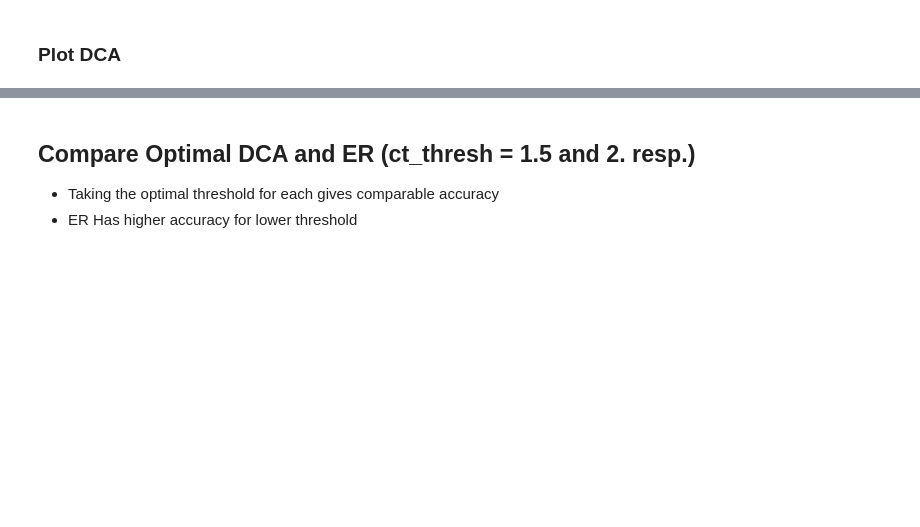
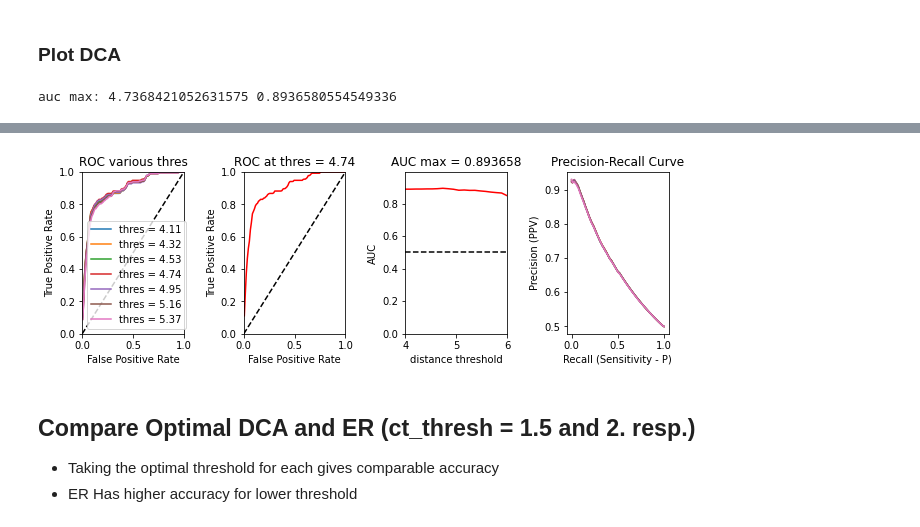
Before and after one commit to evancresswell/DCA_ER, a Jupyter notebook: ecc_DCA_ER.ipynb, the cells around one changed output, grey strips where cells are left out. Cells and saved outputs as stored; diff of their text form; code cells hidden in the pictures; blank space fills up the shorter version.

```diff
--- a/ecc_DCA_ER.ipynb
+++ b/ecc_DCA_ER.ipynb
@@ -344,16 +310,15 @@ plt.colorbar(fraction=0.045, pad=0.05)
 ### Plot ER
 # %%
 
-from ecc_tools import roc_curve
 # find optimal threshold of distance
-ct_thres = np.linspace(1.5,10.,18,endpoint=True)
+ct_thres = np.linspace(4,6,20,endpoint=True)
 n = ct_thres.shape[0]
 ct_mat = ct
 print(ct_mat)
 
 auc = np.zeros(n)
 for i in range(n):
-    p,tp,fp = roc_curve(ct_mat, di, ct_thres[i])
+    p,tp,fp = tools.roc_curve(ct_mat, di, ct_thres[i])
     auc[i] = tp.sum()/tp.shape[0]
 # %% [output]
 [[ 0.          3.83023569  7.06271165 ... 16.34335458 13.20822794
@@ -472,7 +369,6 @@ KeyboardInterrupt:
 ### Plot DCA
 # %%
 # find optimal threshold of distance
-ct_thres = np.linspace(1.5,10.,18,endpoint=True)
 n = ct_thres.shape[0]
 
 auc = np.zeros(n)
@@ -496,7 +392,7 @@ plt.title('ROC various thres')
 plt.plot([0,1],[0,1],'k--')
 for i in iplot:
     p,tp,fp = tools.roc_curve(ct,DCA_di,ct_thres[i])
-    plt.plot(fp,tp,label='thres = %s'%ct_thres[i])
+    plt.plot(fp,tp,label='thres = %3.2f'%ct_thres[i])
 
 plt.xlim([0,1])
 plt.ylim([0,1])
@@ -526,10 +422,16 @@ plt.subplot2grid((1,4),(0,3))
 plt.title('Precision-Recall Curve')
 for i in iplot:
     p,tp,fp = tools.roc_curve(ct,di,ct_thres[i])
-    plt.plot( p,tp / (tp + fp),label='thres = %s'%ct_thres[i])
+    try:
+        plt.plot( p,tp / (tp + fp),label='thres = %3.1f'%ct_thres[i])
+    except(RuntimeWarning):
+        print("RuntimeWarning\ntp:",tp,"\nfp:",fp)
+        plt.plot( p,tp,label='thres = %s'%ct_thres[i])
 plt.xlabel('Recall (Sensitivity - P)')
 plt.ylabel('Precision (PPV)')
 
 plt.tight_layout(h_pad=1, w_pad=1.5)
 
 tools.hide_toggle()
+# %% [output]
+auc max: 4.7368421052631575 0.8936580554549336
@@ -536,3 +439,4 @@ tools.hide_toggle()
+[figure, added]
 # %% [markdown]
 ## Compare Optimal DCA and ER (ct_thresh = 1.5 and 2. resp.)
 * Taking the optimal threshold for each gives comparable accuracy
```
Also changed, not shown: parts of 21 cells of this notebook, 1 other file.
